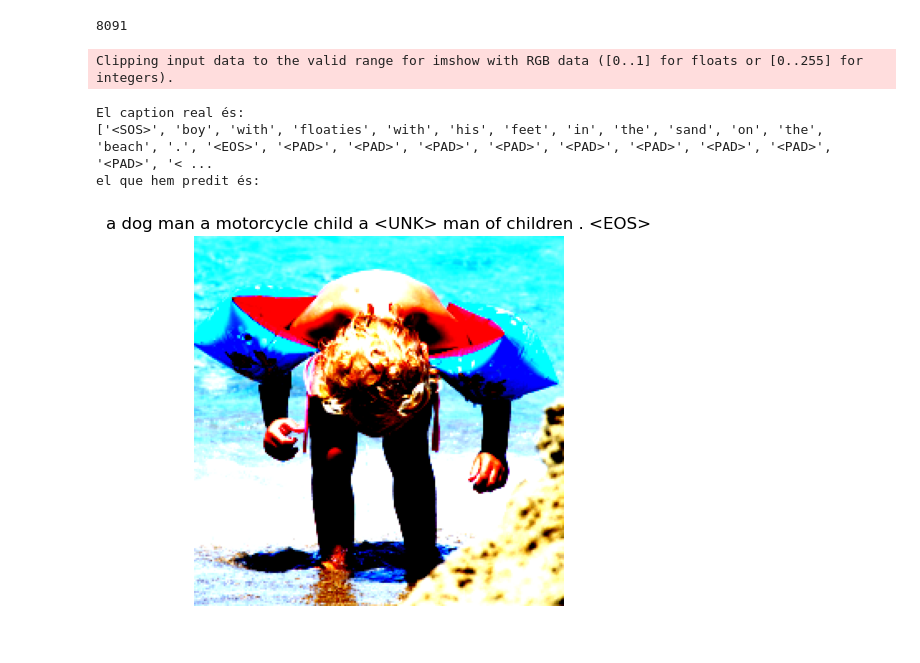
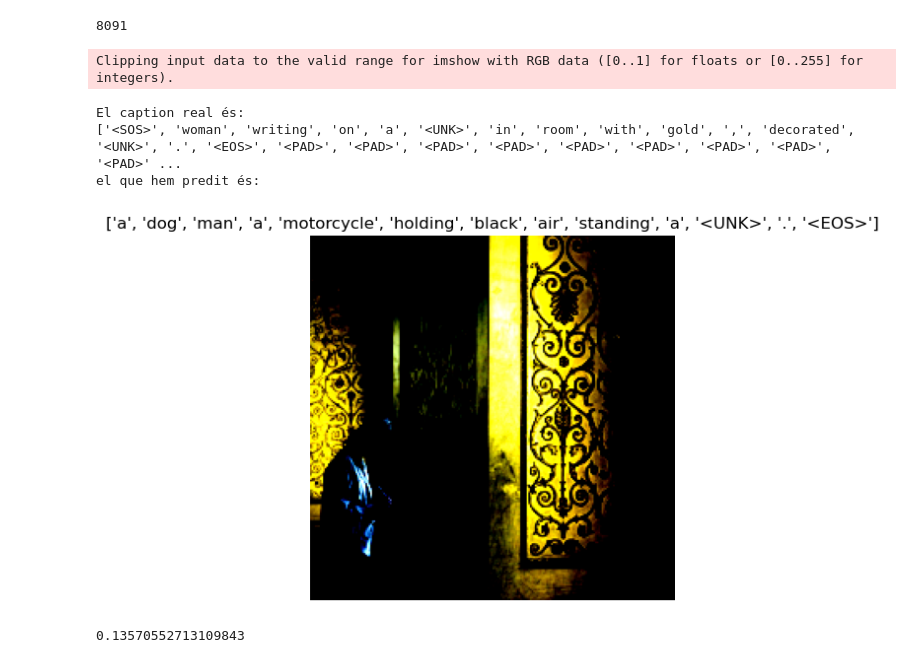
Before and after one commit to DCC-UAB/xnap-project-ed_group_14, a Jupyter notebook: image-captioning-with-attention-pytorch.ipynb, the cells around one changed output. Drawn from its saved outputs; the diff is of its cells as text; code cells hidden in the pictures.

Commit message:
coeficient de jaccard

```diff
--- a/image-captioning-with-attention-pytorch.ipynb
+++ b/image-captioning-with-attention-pytorch.ipynb
@@ -651,8 +652,7 @@ plot_attention(img1, caps, alphas)
 # %% [markdown]
 # 7 Test
 # %%
-def test(model, dataset, data, criterion):
-    loss = 0
+def test(model, dataset, data):
     realcaption_list = []
     caption_lists = []
     images_list = []
@@ -670,11 +670,12 @@ def test(model, dataset, data, criterion):
             features = model.encoder(images)
 
 
+
             for feature, img in zip(features, images):
                 feature = feature.unsqueeze(0)
                 caps, alphas = model.decoder.generate_caption(feature, vocab=dataset.vocab)
-                caption = ' '.join(caps)
-                caption_lists.append(caption)
+                # caption = ' '.join(caps)
+                caption_lists.append(caps)
                 images_list.append(img.detach().cpu())
 
     return realcaption_list, caption_lists, images_list
@@ -724,5 +715,5 @@ data_loader_test = get_data_loader(
 # %%
-real,predicted,image = test(model,dataset_test,data_loader_test,criterion)
+real,predicted,image = test(model,dataset_test,data_loader_test)
 # %%
 len(real)
 # %% [output]
@@ -736,19 +727,19 @@ len(image)
 # %% [output]
 8091
 # %%
-pos = 100
+pos = 0
 print(f'El caption real és:\n{real[pos]},\nel que hem predit és:')
 imagen_individual = image[pos]
 imagen_array = imagen_individual.numpy()
 imagen_array = imagen_array.transpose((1, 2, 0))
 
 plt.imshow(imagen_array)
 plt.title(predicted[pos])
 plt.axis('off')
 plt.show()
 # %% [output]
 Clipping input data to the valid range for imshow with RGB data ([0..1] for floats or [0..255] for integers).
 El caption real és:
-['<SOS>', 'boy', 'with', 'floaties', 'with', 'his', 'feet', 'in', 'the', 'sand', 'on', 'the', 'beach', '.', '<EOS>', '<PAD>', '<PAD>', '<PAD>', '<PAD>', '<PAD>', '<PAD>', '<PAD>', '<PAD>', '<PAD>', '< ...
+['<SOS>', 'woman', 'writing', 'on', 'a', '<UNK>', 'in', 'room', 'with', 'gold', ',', 'decorated', '<UNK>', '.', '<EOS>', '<PAD>', '<PAD>', '<PAD>', '<PAD>', '<PAD>', '<PAD>', '<PAD>', '<PAD>', '<PAD>' ...
 el que hem predit és:
-[figure, old version]
+[figure, new version]
@@ -754,0 +770,4 @@ el que hem predit és:
+# %%
+coeficiente_jaccard(real, predicted)
+# %% [output]
+0.13570552713109843
```
Also changed, not shown: parts of 4 cells of this notebook.
